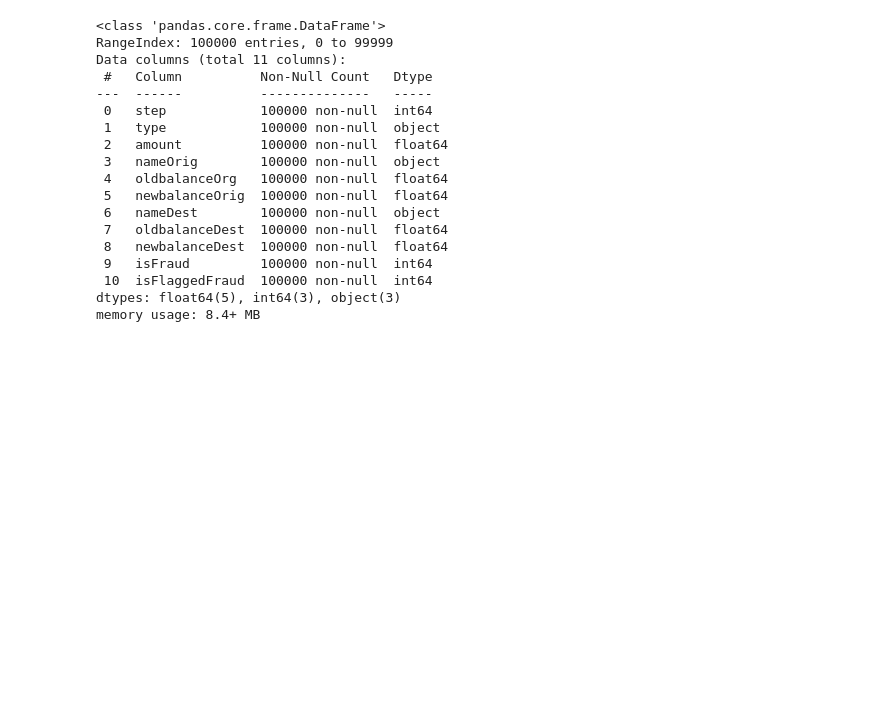
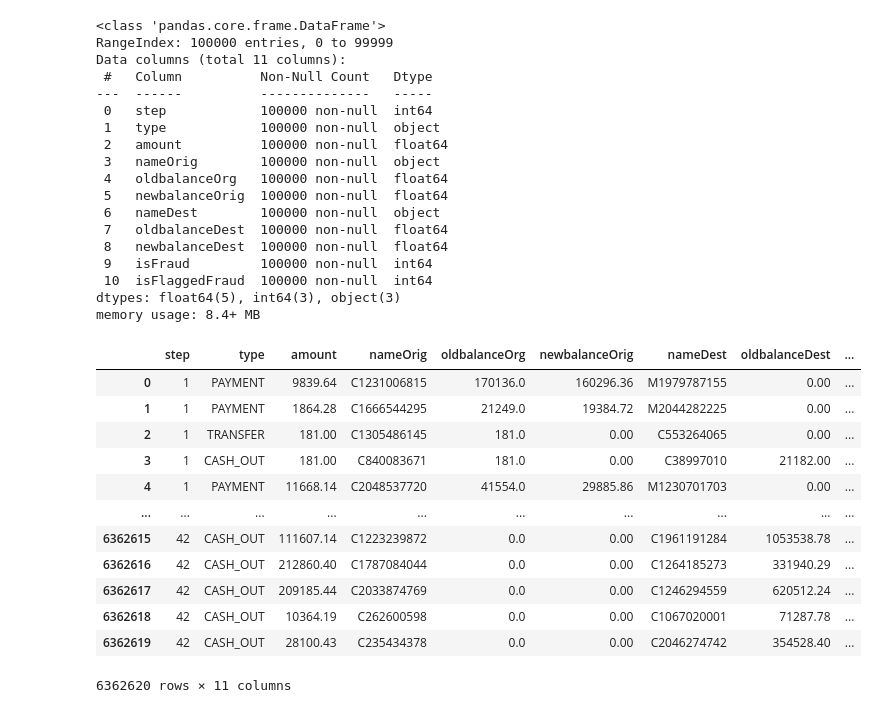
Before and after one commit to sahil82764/Fraud-Detection-in-Financial-Transactions, a Jupyter notebook: notebook/example.ipynb, the cells around one changed output. Cells and saved outputs as stored; diff of their text form; code cells hidden in the pictures; blank space fills up the shorter version.

```diff
--- a/notebook/example.ipynb
+++ b/notebook/example.ipynb
@@ -187,3 +187,19 @@ Data columns (total 11 columns):
  10  isFlaggedFraud  100000 non-null  int64
 dtypes: float64(5), int64(3), object(3)
 memory usage: 8.4+ MB
+# %%
+final_df
+# %% [output]
+|  | step | type | amount | nameOrig | oldbalanceOrg | newbalanceOrig | nameDest | oldbalanceDest | ... |
+| 0 | 1 | PAYMENT | 9839.64 | C1231006815 | 170136.0 | 160296.36 | M1979787155 | 0.00 | ... |
+| 1 | 1 | PAYMENT | 1864.28 | C1666544295 | 21249.0 | 19384.72 | M2044282225 | 0.00 | ... |
+| 2 | 1 | TRANSFER | 181.00 | C1305486145 | 181.0 | 0.00 | C553264065 | 0.00 | ... |
+| 3 | 1 | CASH_OUT | 181.00 | C840083671 | 181.0 | 0.00 | C38997010 | 21182.00 | ... |
+| 4 | 1 | PAYMENT | 11668.14 | C2048537720 | 41554.0 | 29885.86 | M1230701703 | 0.00 | ... |
+| ... | ... | ... | ... | ... | ... | ... | ... | ... | ... |
+| 6362615 | 42 | CASH_OUT | 111607.14 | C1223239872 | 0.0 | 0.00 | C1961191284 | 1053538.78 | ... |
+| 6362616 | 42 | CASH_OUT | 212860.40 | C1787084044 | 0.0 | 0.00 | C1264185273 | 331940.29 | ... |
+| 6362617 | 42 | CASH_OUT | 209185.44 | C2033874769 | 0.0 | 0.00 | C1246294559 | 620512.24 | ... |
+| 6362618 | 42 | CASH_OUT | 10364.19 | C262600598 | 0.0 | 0.00 | C1067020001 | 71287.78 | ... |
+| 6362619 | 42 | CASH_OUT | 28100.43 | C235434378 | 0.0 | 0.00 | C2046274742 | 354528.40 | ... |
+6362620 rows × 11 columns
```
Also changed, not shown: parts of 1 cell of this notebook, 4 other files.
